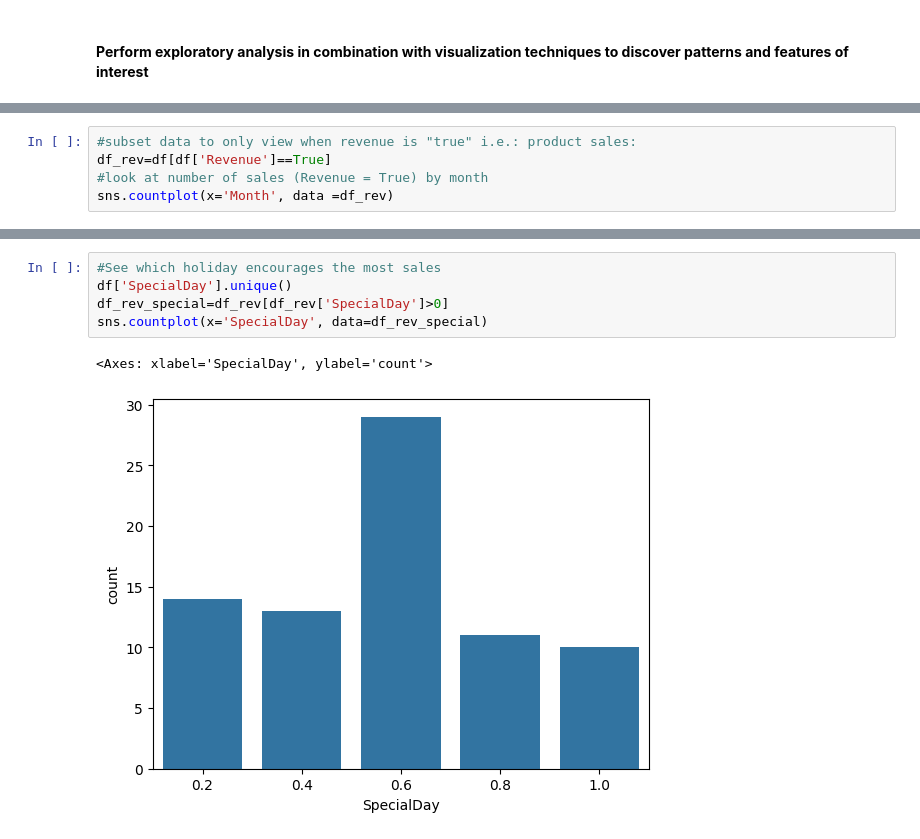
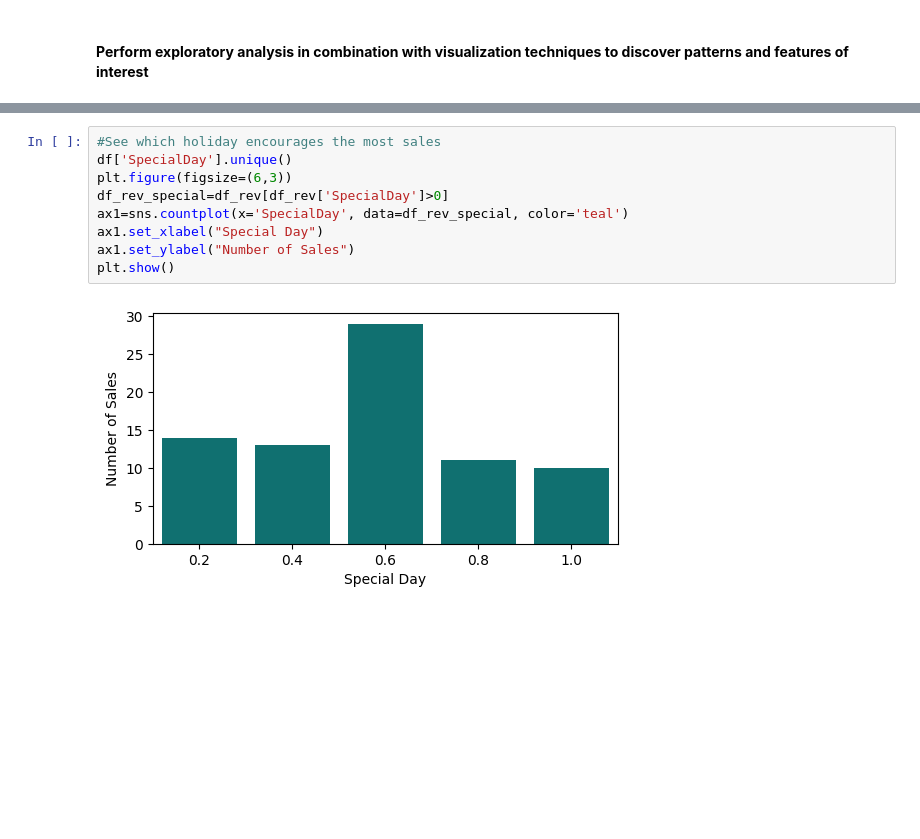
Before and after one commit to naomiw-usd/Final-Project, a Jupyter notebook: FinalProject_Combined.ipynb, the cells around one changed output, grey strips where cells are left out. Drawn from its saved outputs; the diff is of its cells as text; blank space fills up the shorter version.

```diff
--- a/FinalProject_Combined.ipynb
+++ b/FinalProject_Combined.ipynb
@@ -528,5 +525,0 @@ sns.countplot(x='Month', data =df_clean)
-# %%
-#subset data to only view when revenue is "true" i.e.: product sales:
-df_rev=df[df['Revenue']==True]
-#look at number of sales (Revenue = True) by month
-sns.countplot(x='Month', data =df_rev)
@@ -559,9 +558,12 @@ sns.countplot(x='Month', data =df_rev)
 # %%
 #See which holiday encourages the most sales
 df['SpecialDay'].unique()
+plt.figure(figsize=(6,3))
 df_rev_special=df_rev[df_rev['SpecialDay']>0]
-sns.countplot(x='SpecialDay', data=df_rev_special)
+ax1=sns.countplot(x='SpecialDay', data=df_rev_special, color='teal')
+ax1.set_xlabel("Special Day")
+ax1.set_ylabel("Number of Sales")
+plt.show()
 # %% [output]
-<Axes: xlabel='SpecialDay', ylabel='count'>
-[figure, old version]
+[figure, new version]
 # %%
```
Also changed, not shown: parts of 15 cells of this notebook.
